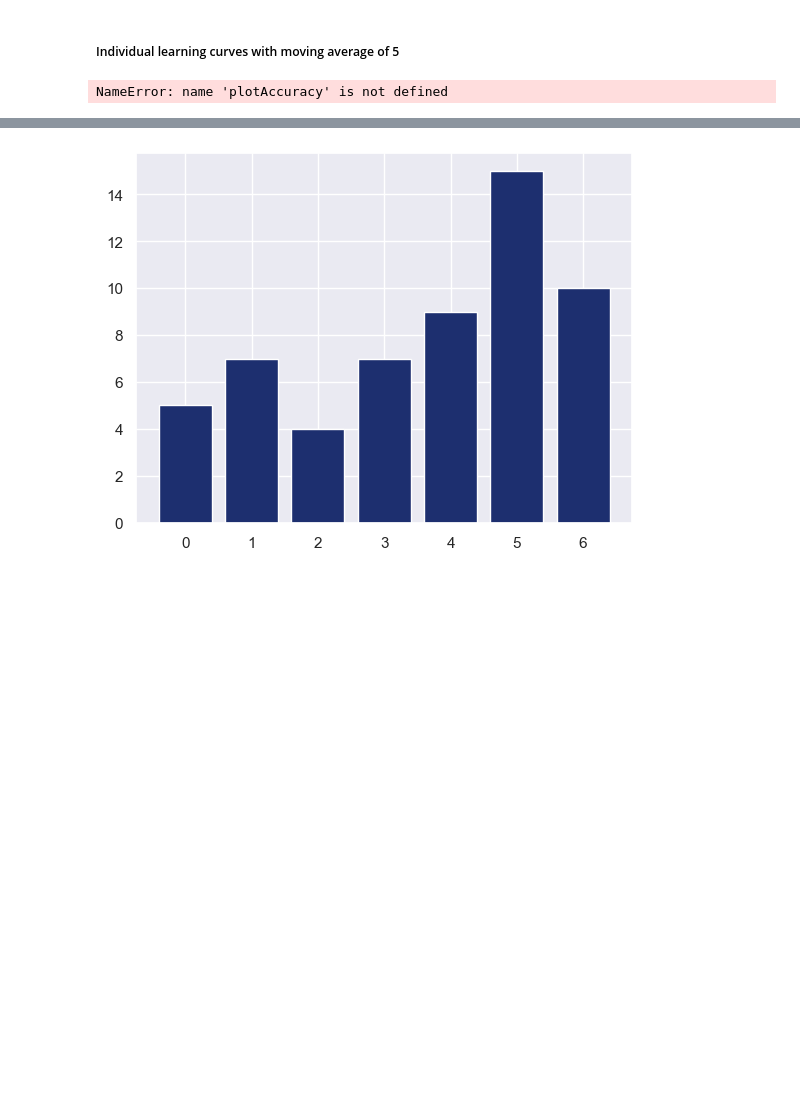
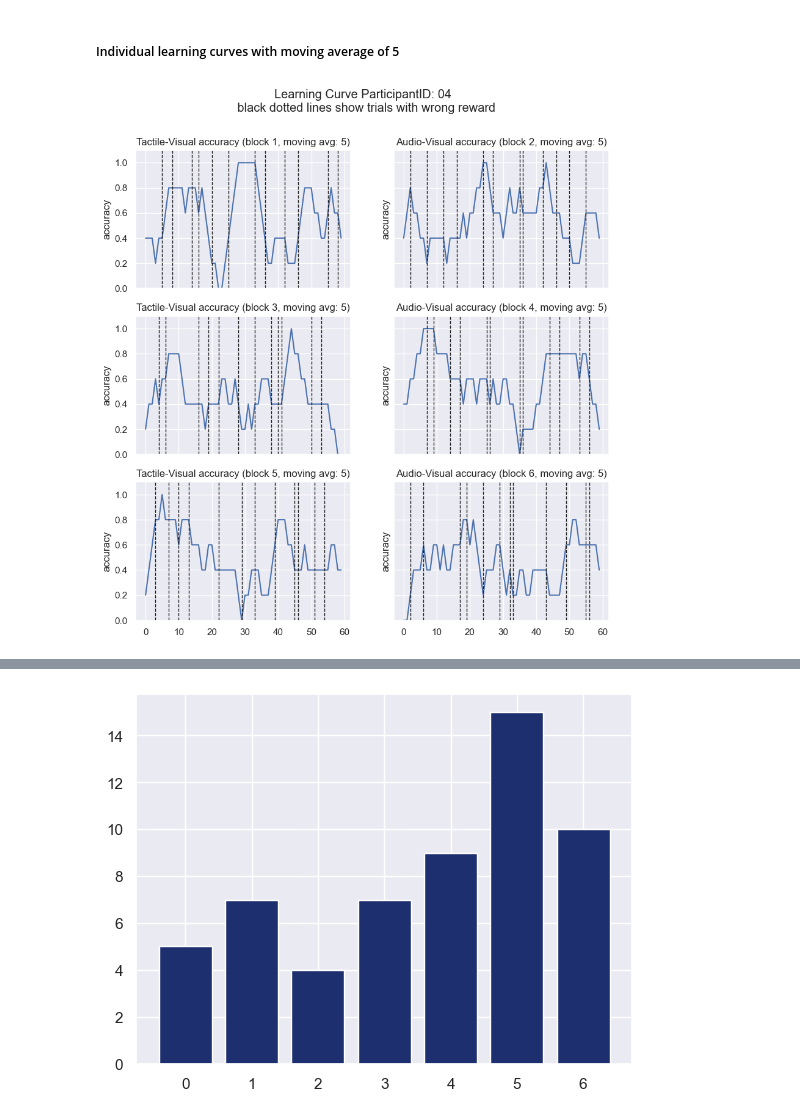
Before and after one commit to ruffgroup/multlearn, a Jupyter notebook: Modelling/Data analysis/accuracy_plots.ipynb, the cells around one changed output, grey strips where cells are left out. Cells and saved outputs as stored; diff of their text form; code cells hidden in the pictures; blank space fills up the shorter version.

Commit message:
title for assignment plot

```diff
--- a/Modelling/Data analysis/accuracy_plots.ipynb
+++ b/Modelling/Data analysis/accuracy_plots.ipynb
@@ -157,8 +157,8 @@ def plotAccuracy(participantID, ww, method):
 
     plt.show()
 # %%
-plotAccuracy('01', 5, method='same')
+plotAccuracy('04', 5, method='same')
 # %% [output]
-NameError: name 'plotAccuracy' is not defined
+[figure, added]
 # %%
 plotAccuracy('02', 5, method='same')
```
Also changed, not shown: parts of 6 cells of this notebook.
